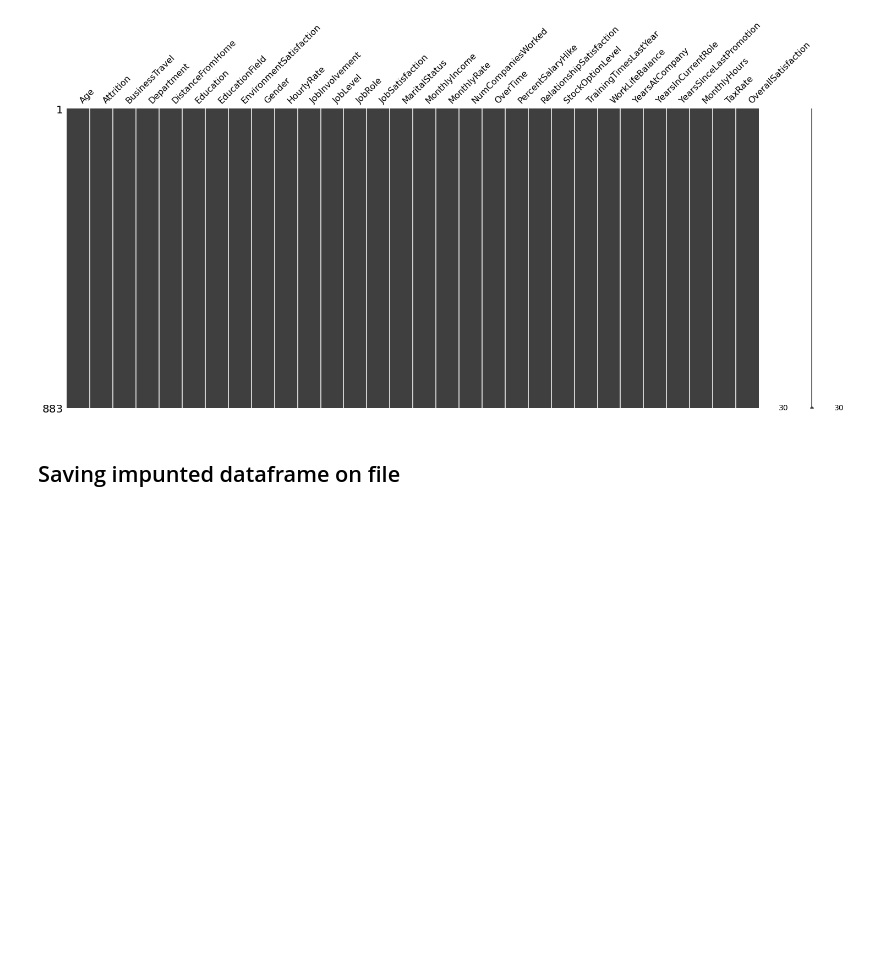
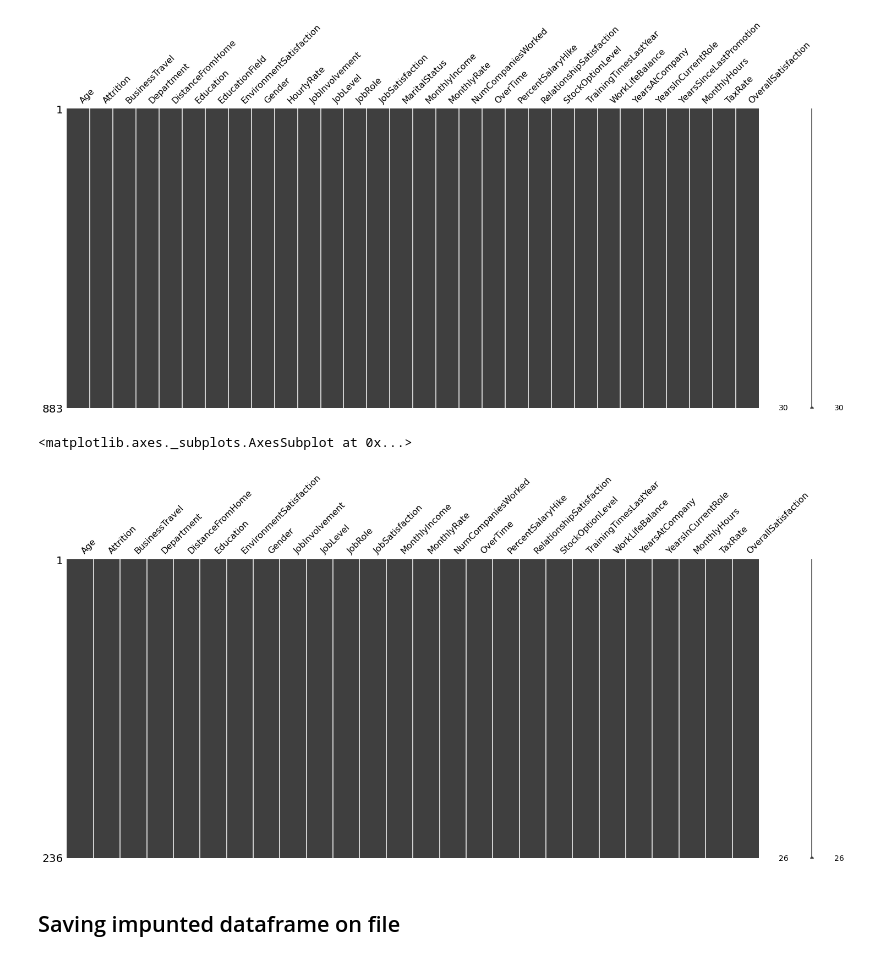
Before and after one commit to Mariabba/DataMining1_Fundamentals, a Jupyter notebook: notebook/DataUnderstanding/tsk1_data_understanding.ipynb, the cells around one changed output. Drawn from its saved outputs; the diff is of its cells as text; code cells hidden in the pictures; blank space fills up the shorter version.

```diff
--- a/notebook/DataUnderstanding/tsk1_data_understanding.ipynb
+++ b/notebook/DataUnderstanding/tsk1_data_understanding.ipynb
@@ -51,11 +52,12 @@ from sklearn.impute import IterativeImputer
 data_directory = "../../data/"
 plot_directory = "../../plots/DataUnderstanding/"
 TR_file = data_directory + "Train_HR_Employee_Attrition.csv"
-TS_file = data_directory + "Test_HR_Employee_Attrition.csv"
+TS_file = data_directory + "Cleaned_Test_HR_Employee_Attrition.csv"
 # %% [markdown]
 <h1> Data understanding </h1>
 # %%
 df = pd.read_csv(TR_file, sep=",")
+df_ts = pd.read_csv(TS_file, sep=",")
 # %%
 df.head()  # first rows sneak peek
 # %% [output]
@@ -1471,3 +1559,36 @@ df.shape
 Age missing before inputation: 136
 Age missing after inputation: 0
 (883, 30)
+# %%
+print('%s missing before inputation: %d ' % ("Age", df_ts["Age"].isnull().sum()))
+data = []
+i = 0
+for row in df_ts.itertuples():
+    if row.Age >= 0:
+        data.append(row.Age)
+    else:  # NaN value imputation
+        age = self_made_neighbours_imputation(row.JobRole, row.JobLevel, row.YearsAtCompany, row.Age,
+            row.TrainingTimesLastYear, row.PercentSalaryHike, row.StockOptionLevel, row.YearsInCurrentRole,
+                                             "age")
+        if age == -1:
+             # solving manually unique missing value
+            if row.JobRole == "Sales Executive" and row.JobLevel == 3 and row.YearsAtCompany == 25.0 and \
+                    row.TrainingTimesLastYear == 3.0 and row.PercentSalaryHike ==  22 and \
+                        row.StockOptionLevel == 0 and row. YearsInCurrentRole == 7:
+                data.append(41)
+            elif row.JobRole == "Human Resources" and row.JobLevel == 1 and row.YearsAtCompany == 24.0 and \
+                    row.TrainingTimesLastYear == 3.0 and row.PercentSalaryHike ==  13 and \
+                        row.StockOptionLevel == 3 and row. YearsInCurrentRole == 10:
+                data.append(40)
+            else:
+                print("missing", row.JobRole, row.JobLevel, row.YearsAtCompany, "missing",
+                row.TrainingTimesLastYear, row.PercentSalaryHike, row.StockOptionLevel, row.YearsInCurrentRole)
+        else:
+            data.append(age)
+    i += 1
+
+# remove current column and replace it with impunted one
+index = df_ts.columns.get_loc("Age")
+del df_ts["Age"]
+df_ts.insert(index, 'Age', data)
+print('%s missing after inputation: %d ' % ("Age", df_ts["Age"].isnull().sum()))
@@ -1477,6 +1601,12 @@ msno.matrix(df)
 # %% [output]
 <matplotlib.axes._subplots.AxesSubplot at 0x...>
 [figure]
+# %%
+# checking if exists missing values (they shouldn't)
+msno.matrix(df_ts)
+# %% [output]
+<matplotlib.axes._subplots.AxesSubplot at 0x...>
+[figure, added]
 # %% [markdown]
 <h2> Saving impunted dataframe on file </h2>
 # %%
```
Also changed, not shown: parts of 30 cells of this notebook, 1 other file.
